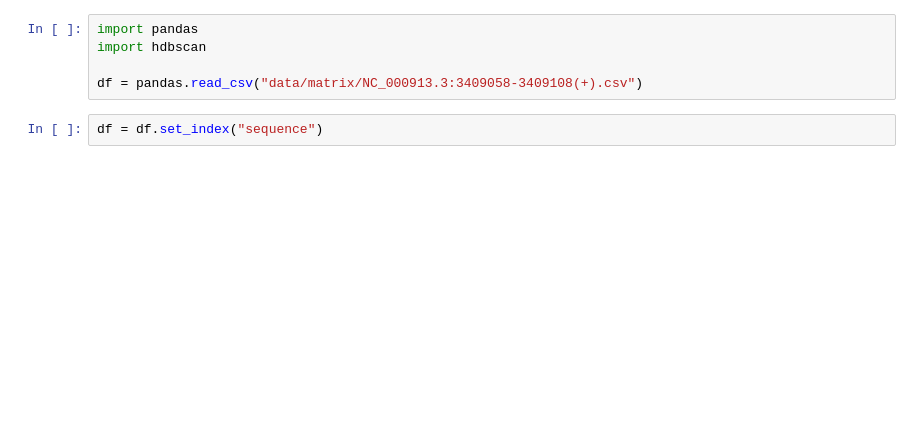
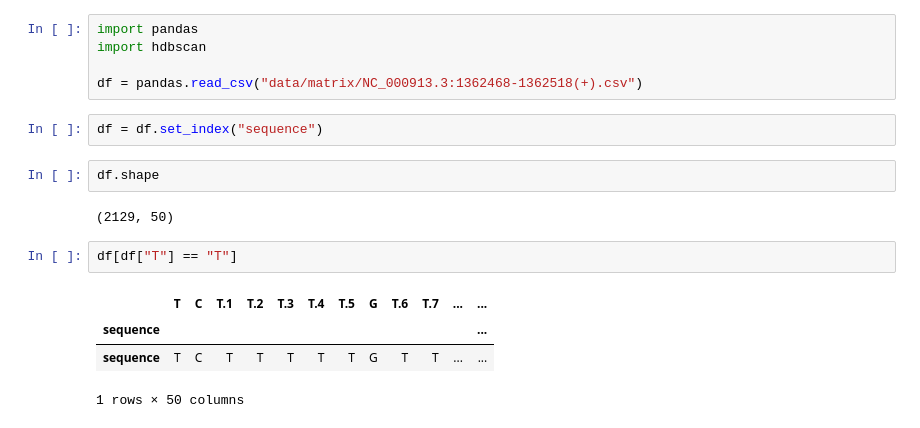
Before and after one commit to TreeTechDev/biomodelml, a Jupyter notebook: test.ipynb, the cells around one changed output. Saved outputs shown, nothing was run; the diff lists cells and outputs as text; blank space fills up the shorter version.

```diff
--- a/test.ipynb
+++ b/test.ipynb
@@ -2,7 +2,18 @@
 import pandas
 import hdbscan
 
-df = pandas.read_csv("data/matrix/NC_000913.3:3409058-3409108(+).csv")
+df = pandas.read_csv("data/matrix/NC_000913.3:1362468-1362518(+).csv")
 # %%
 df = df.set_index("sequence")
+# %%
+df.shape
+# %% [output]
+(2129, 50)
+# %%
+df[df["T"] == "T"]
+# %% [output]
+|  | T | C | T.1 | T.2 | T.3 | T.4 | T.5 | G | T.6 | T.7 | ... | ... |
+| sequence |  |  |  |  |  |  |  |  |  |  |  | ... |
+| sequence | T | C | T | T | T | T | T | G | T | T | ... | ... |
+1 rows × 50 columns
 # %%
```
Also changed, not shown: parts of 10 cells of this notebook, 4 other files.
